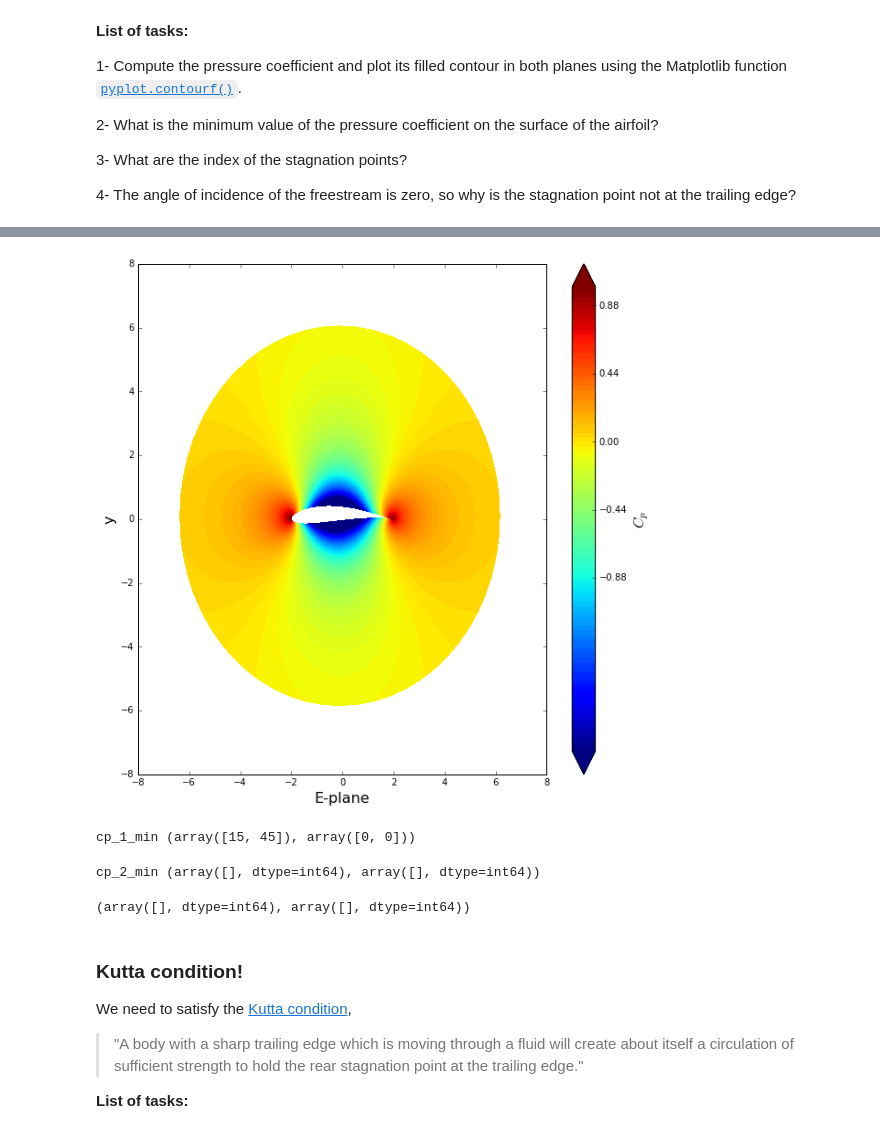
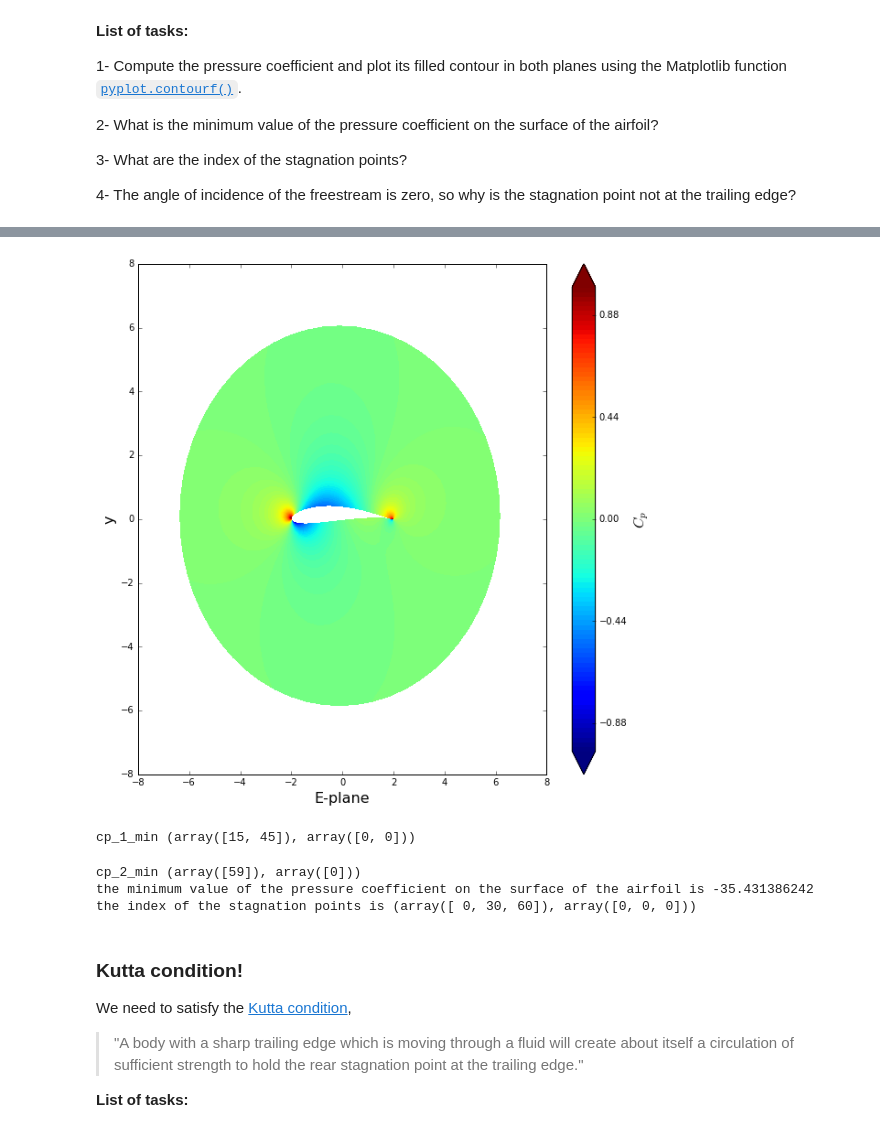
Before and after one commit to liu19941121/mae6226-work, a Jupyter notebook: midterm/midterm.ipynb, the cells around one changed output, grey strips where cells are left out. Cells and saved outputs as stored; diff of their text form; code cells hidden in the pictures.

```diff
--- a/midterm/midterm.ipynb
+++ b/midterm/midterm.ipynb
@@ -350,7 +350,7 @@ W_check =  (1.0002265582728562+0.09950024282184333j)
 # %%
 # get the value of the derivative  dzdξ
 W_E = u_1 - 1j*v_1
-W_2 = get_velocity_W(b, T_theta, x_1, y_1)
+W_2 = get_velocity_W(b, theta, x_1, y_1)
 W_z = W_E / W_2
 u_2 = W_z.real
 v_2 = -W_z.imag
@@ -399,32 +410,34 @@ cbar.set_ticks([-0.88, -0.44, 0.0, 0.44, 0.88])
 # %%
 cp_2 = 1.0 - (u_2**2 + v_2**2)/u_inf**2
 
 # plot the pressure coefficient field in the E-plane
 size = 10
 pyplot.figure(figsize=(size, size))
 pyplot.xlabel('x', fontsize=16)
 pyplot.ylabel('y', fontsize=16)
 pyplot.xlabel('E-plane', fontsize=16)
 pyplot.xlim(-8.0, 8.0)
 pyplot.ylim(-8.0, 8.0)
-contf = pyplot.contourf(z_2.real, z_2.imag, cp_1, levels=numpy.linspace(-2.0, 1.0, 100), extend='both')
+contf = pyplot.contourf(z_2.real, z_2.imag, cp_2, levels=numpy.linspace(-1.0, 1.0, 100), extend='both')
 cbar = pyplot.colorbar(contf)
 cbar.set_label('$C_p$', fontsize=16)
 cbar.set_ticks([-0.88, -0.44, 0.0, 0.44, 0.88])
 # %% [output]
-[figure, old version]
+[figure, new version]
 # %%
 cp_1_min = numpy.where(cp_1 == numpy.min(cp_1))
 print('cp_1_min', cp_1_min)
 # %% [output]
 cp_1_min (array([15, 45]), array([0, 0]))
-# %%
-cp_2_min = numpy.where(cp_2 == numpy.min(cp_2))
-print('cp_2_min', cp_2_min)
-cp_2_min
-# %% [output]
-cp_2_min (array([], dtype=int64), array([], dtype=int64))
-(array([], dtype=int64), array([], dtype=int64))
+# %%
+cp_2_min = numpy.where(cp_2 == numpy.min(cp_2))
+print('cp_2_min', cp_2_min)
+print('the minimum value of the pressure coefficient on the surface of the airfoil is', numpy.min(cp_2[:, 0]))
+print('the index of the stagnation points is', numpy.where(cp_2==1))
+# %% [output]
+cp_2_min (array([59]), array([0]))
+the minimum value of the pressure coefficient on the surface of the airfoil is -35.431386242
+the index of the stagnation points is (array([ 0, 30, 60]), array([0, 0, 0]))
 # %% [markdown]
 ### Kutta condition!
 
```
Also changed, not shown: parts of 11 cells of this notebook.
